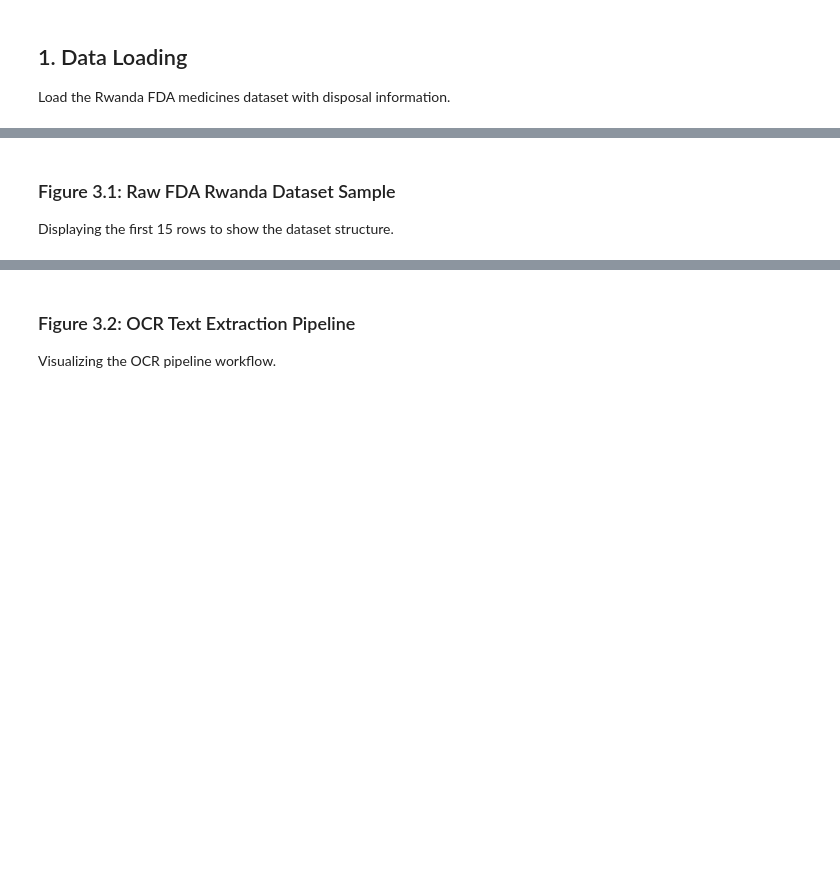
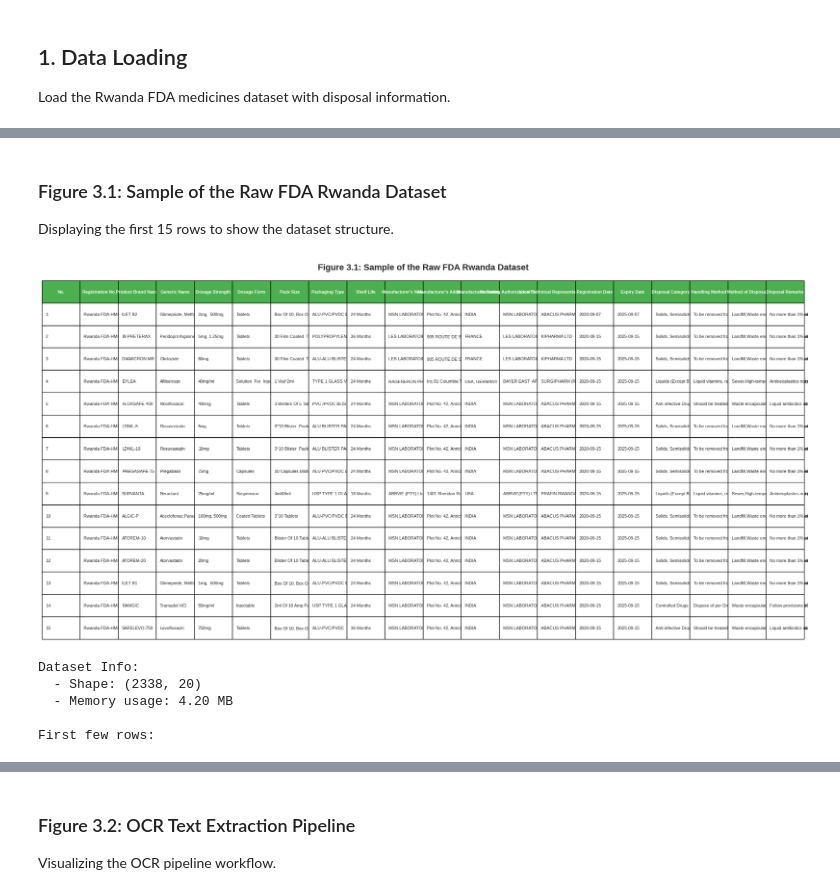
Before and after one commit to Jules-gatete/FastAPI, a Jupyter notebook: ML_Pipeline_Notebook.ipynb, the cells around one changed output, grey strips where cells are left out. Saved outputs shown, nothing was run; the diff lists cells and outputs as text; code cells hidden in the pictures; blank space fills up the shorter version.

```diff
--- a/ML_Pipeline_Notebook.ipynb
+++ b/ML_Pipeline_Notebook.ipynb
@@ -57,7 +64,11 @@ sns.set_palette("husl")
 # Configuration
 DATA_FILE = 'rwanda_fda_medicines_with_disposal.csv'
 MODELS_DIR = 'models'
+IMAGES_DIR = 'Images'
 EMBEDDING_MODEL_NAME = 'all-MiniLM-L6-v2'
 MIN_CLASS_FREQUENCY = 3
 
+# Ensure image directory exists
+os.makedirs(IMAGES_DIR, exist_ok=True)
+
 print("✓ All libraries imported successfully!")
@@ -78,5 +100,5 @@ print(df_raw.columns.tolist())
 # %% [markdown]
-### Figure 3.1: Raw FDA Rwanda Dataset Sample
+### Figure 3.1: Sample of the Raw FDA Rwanda Dataset
 
 Displaying the first 15 rows to show the dataset structure.
 # %%
@@ -84,31 +106,39 @@ Displaying the first 15 rows to show the dataset structure.
 fig, ax = plt.subplots(figsize=(20, 10))
 ax.axis('tight')
 ax.axis('off')
 
 # Create table
 table_data = df_raw.head(15)
 table = ax.table(cellText=table_data.values,
                 colLabels=table_data.columns,
                 cellLoc='left',
                 loc='center',
                 bbox=[0, 0, 1, 1])
 
 table.auto_set_font_size(False)
 table.set_fontsize(8)
 table.scale(1, 2)
 
 # Style the table
 for i in range(len(table_data.columns)):
     table[(0, i)].set_facecolor('#4CAF50')
     table[(0, i)].set_text_props(weight='bold', color='white')
 
-plt.title('Figure 3.1: Raw FDA Rwanda Dataset Sample (First 15 Rows)',
+plt.title('Figure 3.1: Sample of the Raw FDA Rwanda Dataset',
           fontsize=16, fontweight='bold', pad=20)
 plt.tight_layout()
+fig.savefig(os.path.join(IMAGES_DIR, 'Figure_3_1_Sample_of_the combined_Dataset2.png'), dpi=300, bbox_inches='tight')
 plt.show()
 
 print(f"\nDataset Info:")
 print(f"  - Shape: {df_raw.shape}")
 print(f"  - Memory usage: {df_raw.memory_usage(deep=True).sum() / 1024**2:.2f} MB")
 print(f"\nFirst few rows:")
 df_raw.head()
+# %% [output]
+[figure, added]
+Dataset Info:
+  - Shape: (2338, 20)
+  - Memory usage: 4.20 MB
+
+First few rows:
```
Also changed, not shown: parts of 22 cells of this notebook.
